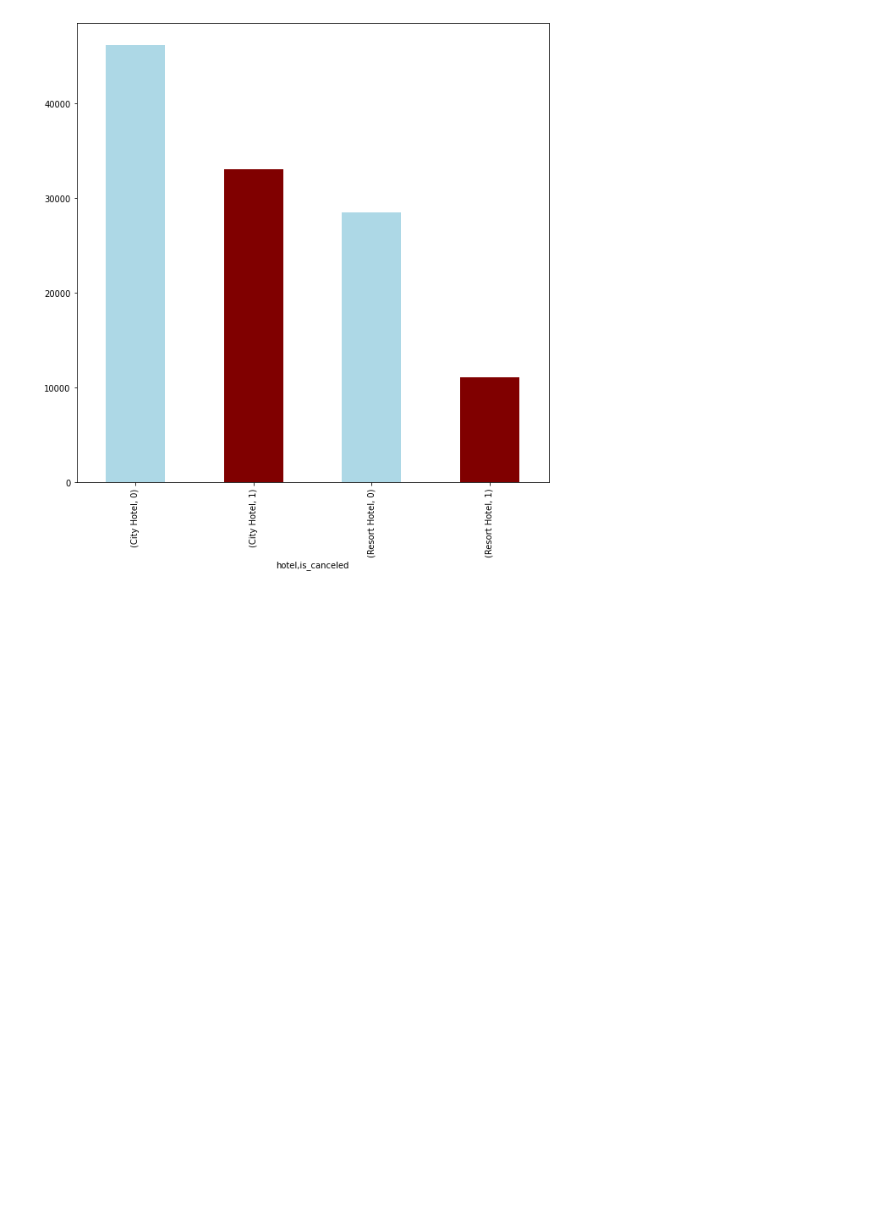
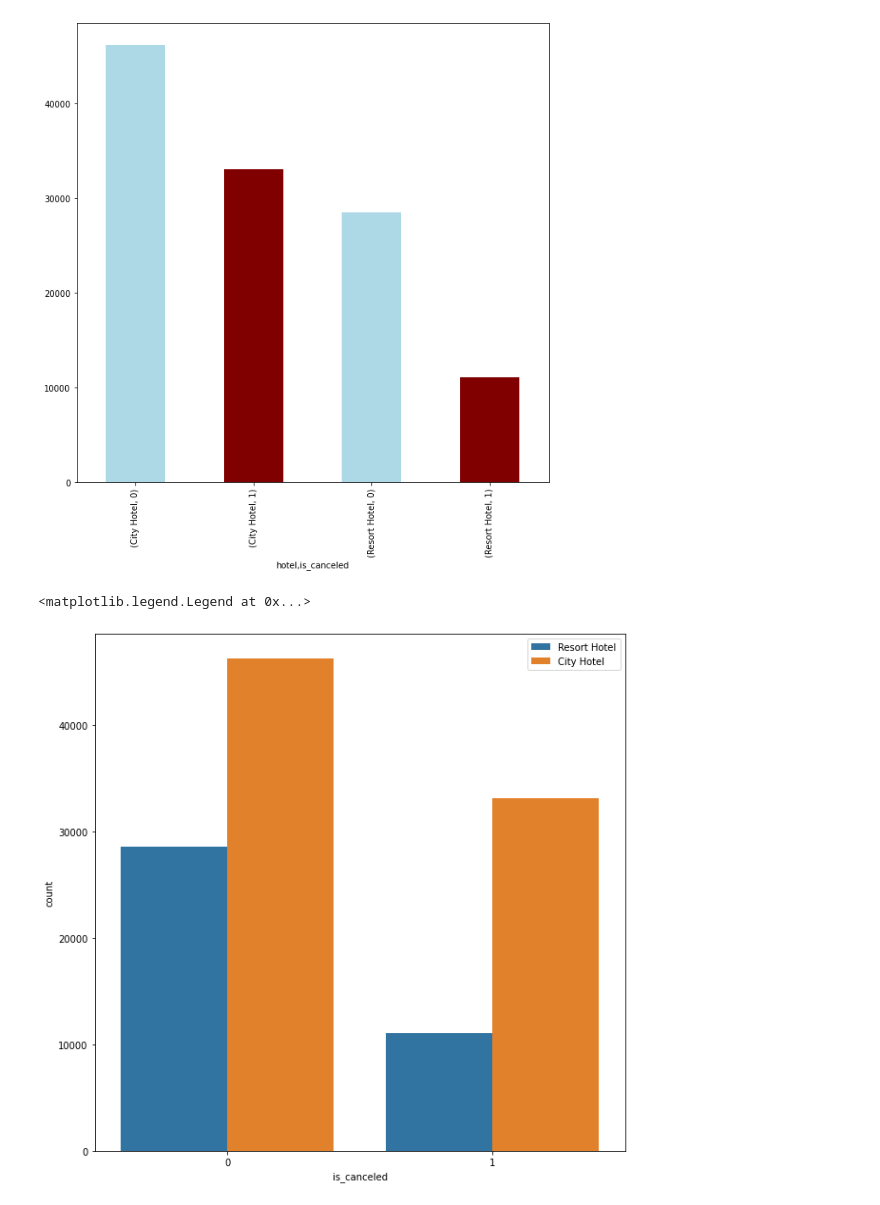
Before and after one commit to V-dit/EDA-hotel-booking-analysis, a Jupyter notebook: Hotel_Booking_Analysis_Capstone_Project.ipynb, the cells around one changed output. Cells and saved outputs as stored; diff of their text form; code cells hidden in the pictures; blank space fills up the shorter version.

```diff
--- a/Hotel_Booking_Analysis_Capstone_Project.ipynb
+++ b/Hotel_Booking_Analysis_Capstone_Project.ipynb
@@ -421,3 +421,12 @@ cancellation_data_hotelwise.value_counts().plot(kind = 'bar', color = ['lightblu
 # %% [output]
 <matplotlib.axes._subplots.AxesSubplot at 0x...>
 [figure]
+# %%
+# Plotting the above data with new logic
+booking_cancellation = ['hotel','is_canceled']
+intermediate_list = df_nonull[booking_cancellation]
+sns.countplot(data = intermediate_list, x = 'is_canceled', hue = 'hotel')
+plt.legend(loc='upper right')
+# %% [output]
+<matplotlib.legend.Legend at 0x...>
+[figure, added]
```
Also changed, not shown: parts of 1 cell of this notebook.
